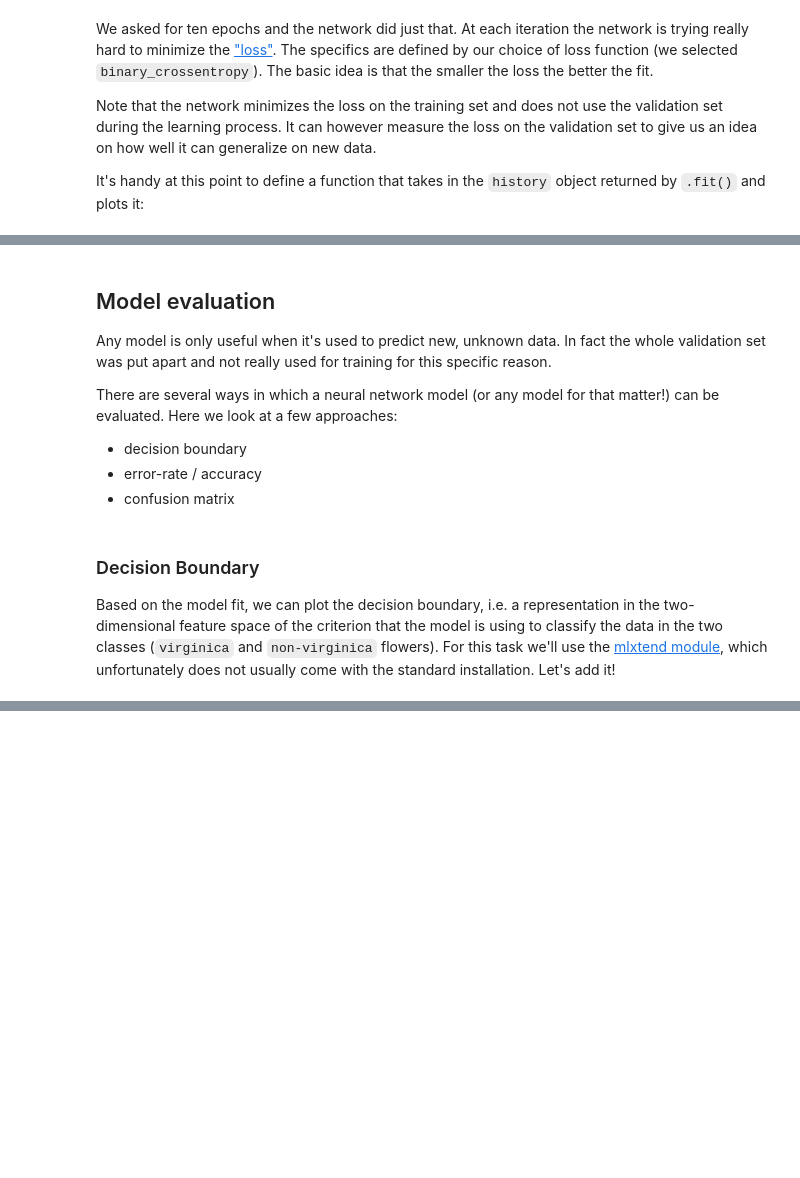
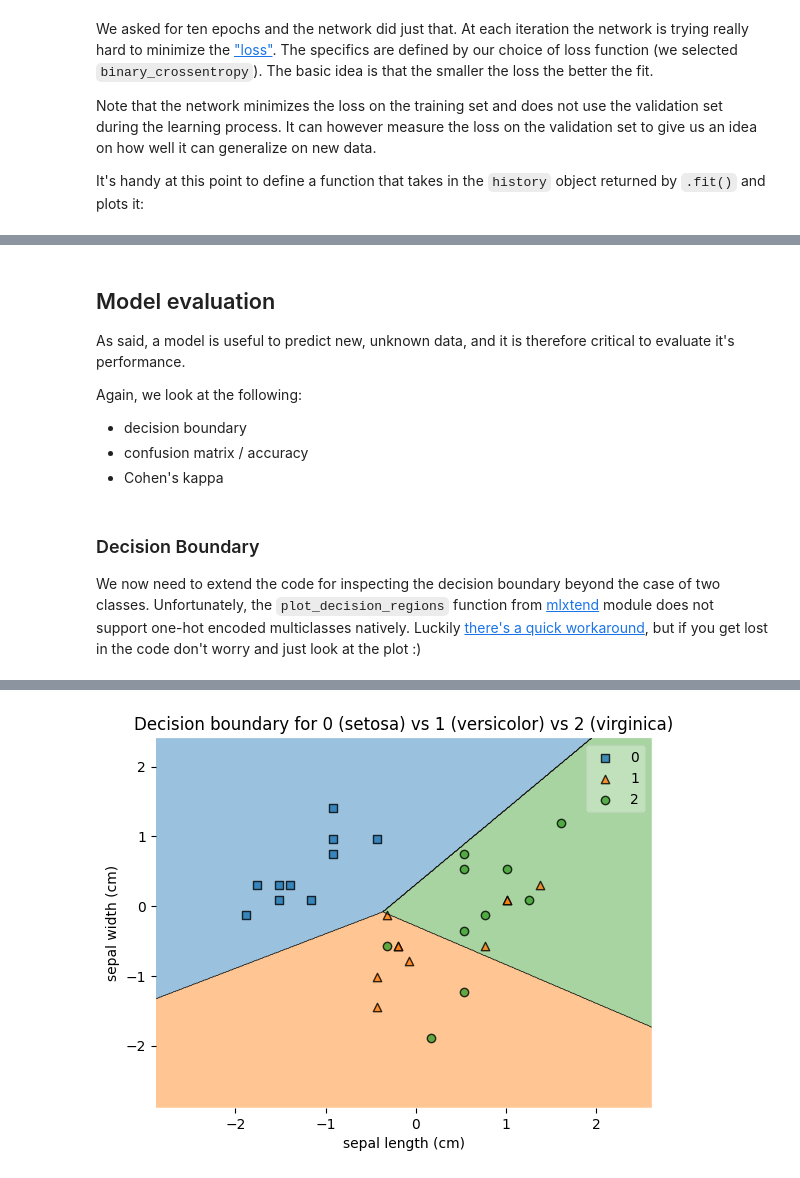
Before and after one commit to ne1s0n/bioinformateachers, a Jupyter notebook: dlb/regression/softmax_regression.ipynb, the cells around one changed output, grey strips where cells are left out. Saved outputs shown, nothing was run; the diff lists cells and outputs as text; code cells hidden in the pictures; blank space fills up the shorter version.

```diff
--- a/dlb/regression/softmax_regression.ipynb
+++ b/dlb/regression/softmax_regression.ipynb
@@ -302,4 +322,0 @@ The good news is that the loss just goes down, both in train and validation set.
-# %%
-#putting verbose to 0 to avoid filling the screen
-history2 = model.fit(features_train, target_train, epochs=190,
-                     validation_data=(features_val, target_val), verbose=0)
@@ -323,13 +322,0 @@ do_10000_epochs = False
-# %%
-#what happens if we keep going for a (very) long time?
-if (do_10000_epochs):
-    #train for 10000 epochs, just to show how the model evolves
-    history3 = model.fit(features_train, target_train, epochs=9500,
-                         validation_data=(features_val, target_val), verbose=0)
-
-    #putting together the whole history
-    history.history['loss'] += history3.history['loss']
-    history.history['val_loss'] += history3.history['val_loss']
-
-    #and plotting again
-    plot_loss_history(history, 'Logistic (10000 epochs)')
@@ -342,27 +323,41 @@ It appears that there is constant, slow improvement on the training set. Improve
 # %% [markdown]
 ## Model evaluation
 
-Any model is only useful when it's used to predict new, unknown data. In fact the whole validation set was put apart and not really used for training for this specific reason.
+As said, a model is useful to predict new, unknown data, and it is therefore critical to evaluate it's performance.
 
-There are several ways in which a neural network model (or any model for that matter!) can be evaluated.
-Here we look at a few approaches:
+Again, we look at the following:
 
 - decision boundary
-- error-rate / accuracy
-- confusion matrix
+- confusion matrix / accuracy
+- Cohen's kappa
 # %% [markdown]
 ### Decision Boundary
 
-Based on the model fit, we can plot the decision boundary, i.e. a representation in the two-dimensional feature space of the criterion that the model is using to classify the data in the two classes (`virginica` and `non-virginica` flowers).
-For this task we'll use the [mlxtend module](http://rasbt.github.io/mlxtend/), which unfortunately does not usually come with the standard installation. Let's add it!
+We now need to extend the code for inspecting the decision boundary beyond the case of two classes.
+Unfortunately, the `plot_decision_regions` function from [mlxtend](http://rasbt.github.io/mlxtend/) module does not support one-hot encoded multiclasses natively.
+Luckily [there's a quick workaround](https://www.machinecurve.com/index.php/2019/10/17/how-to-use-categorical-multiclass-hinge-with-keras/#visualizing-the-decision-boundary), but if you get lost in the code don't worry and just look at the plot :)
 # %%
-!pip install mlxtend ##execute shell command
+#we define a class to take the Keras model and convert its predictions
+#from "one probability per iris type" to "just the iris type with the highest probability"
+class Onehot2Int(object):
+    def __init__(self, model):
+        self.model = model
+
+    def predict(self, X):
+        y_pred = self.model.predict(X)
+        return np.argmax(y_pred, axis=1)
+
+#we wrap our trained model, instantiating a new object
+keras_model_no_ohe = Onehot2Int(model_multi)
 # %%
+#and we can now plot the decision boundary safely (we still need to convert
+#the target one-hot-encoded matrix to int, though)
 from mlxtend.plotting import plot_decision_regions
 
-#we'll print the training set
-plot_decision_regions(X = features_val.to_numpy(), y = target_val.to_numpy(), clf=model)
-plt.title('Decision boundary for 0 (non virginica) vs 1 (virginica) flowers')
+plot_decision_regions(features_val.to_numpy(), np.argmax(target_val.to_numpy(), axis=1),
+                      clf=keras_model_no_ohe) ## clf = classifier object
+plt.title('Decision boundary for 0 (setosa) vs 1 (versicolor) vs 2 (virginica)')
 plt.xlabel(iris.feature_names[feature_x])
 plt.ylabel(iris.feature_names[feature_y])
 plt.show()
+# %% [output]
@@ -369 +365,2 @@ plt.show()
+[figure, added]
 # %% [markdown]
```
Also changed, not shown: parts of 35 cells of this notebook.
